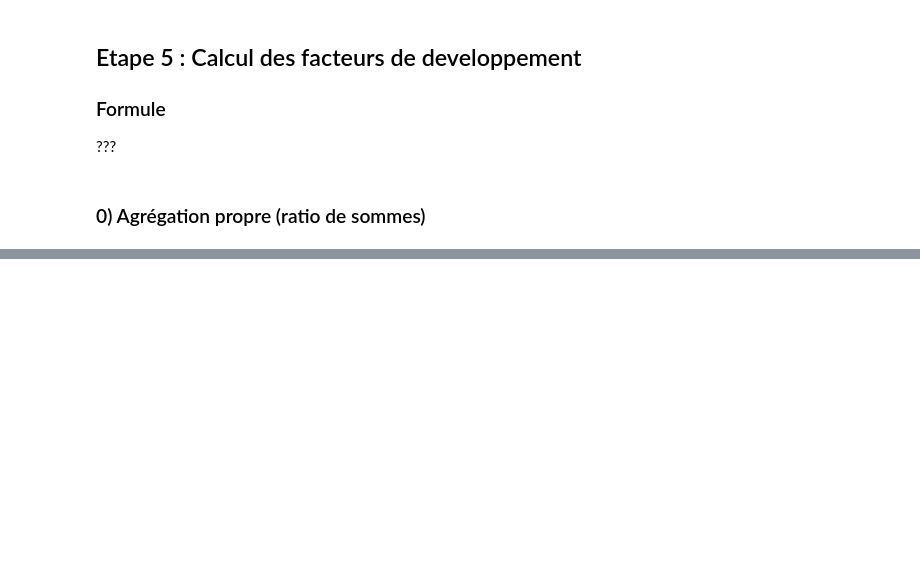
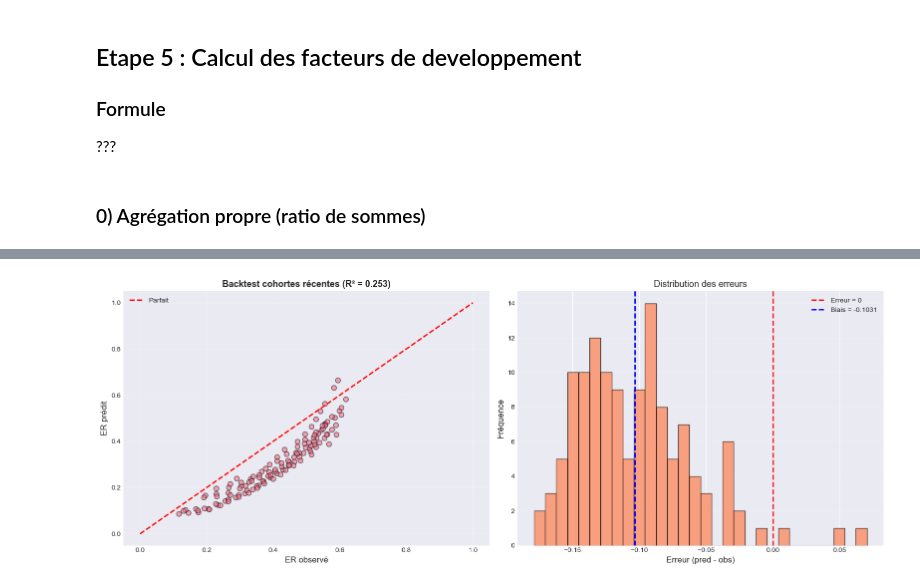
Before and after one commit to Endoresuu/PFE, a Jupyter notebook: NB1_ChainLadder_prof.ipynb, the cells around one changed output, grey strips where cells are left out. Drawn from its saved outputs; the diff is of its cells as text; code cells hidden in the pictures; blank space fills up the shorter version.

```diff
--- a/NB1_ChainLadder_prof.ipynb
+++ b/NB1_ChainLadder_prof.ipynb
@@ -679,0 +785,93 @@ R²  : 0.922496
+# %%
+# =============================================================================
+# BACKTEST RÉALISTE : Prédire les cohortes récentes (2021+)
+# =============================================================================
+
+print("=== BACKTEST SUR COHORTES RÉCENTES (2021+) ===\n")
+
+# Split temporel
+cohortes = sorted(tri_obs.index)
+cutoff = '2021Q1'
+train_coh = [c for c in cohortes if str(c) < cutoff]
+test_coh = [c for c in cohortes if str(c) >= cutoff]
+
+print(f"Train : {len(train_coh)} cohortes (avant 2021)")
+print(f"Test  : {len(test_coh)} cohortes (2021+)")
+
+# Garder seulement les 5 premiers âges des cohortes test
+MIN_OBS = 5
+tri_train_recent = tri_obs.copy()
+
+cells_hidden_recent = []
+for coh in test_coh:
+    obs_ages = tri_obs.loc[coh].dropna().index.tolist()
+    if len(obs_ages) > MIN_OBS:
+        ages_to_hide = obs_ages[MIN_OBS:]
+        tri_train_recent.loc[coh, ages_to_hide] = np.nan
+        for age in ages_to_hide:
+            cells_hidden_recent.append((coh, age))
+
+print(f"Cellules cachées (cohortes 2021+) : {len(cells_hidden_recent)}")
+
+# Facteurs sur train
+f_recent = cl_factors(tri_train_recent, min_cohortes=MIN_COH_FOR_FACTOR)
+
+# Compléter
+tri_hat_recent = complete_triangle(tri_train_recent, f_recent, max_age=MAX_AGE).clip(0, 1)
+
+# Évaluer
+y_true_recent = []
+y_pred_recent = []
+
+for coh, age in cells_hidden_recent:
+    true_val = tri_obs.loc[coh, age]
+    pred_val = tri_hat_recent.loc[coh, age]
+
+    if pd.notna(true_val) and pd.notna(pred_val):
+        y_true_recent.append(true_val)
+        y_pred_recent.append(pred_val)
+
+y_true_recent = np.array(y_true_recent)
+y_pred_recent = np.array(y_pred_recent)
+
+print(f"Cellules évaluées : {len(y_true_recent)}")
+
+if len(y_true_recent) > 10:
+    from sklearn.metrics import r2_score, mean_absolute_error, mean_squared_error
+
+    r2_recent = r2_score(y_true_recent, y_pred_recent)
+    mae_recent = mean_absolute_error(y_true_recent, y_pred_recent)
+    rmse_recent = np.sqrt(mean_squared_error(y_true_recent, y_pred_recent))
+
+    print(f"\n=== RÉSULTATS (cohortes 2021+) ===")
+    print(f"R²   : {r2_recent:.4f}")
+    print(f"MAE  : {mae_recent:.6f}")
+    print(f"RMSE : {rmse_recent:.6f}")
+
+    # Graphique
+    fig, axes = plt.subplots(1, 2, figsize=(16, 6))
+
+    axes[0].scatter(y_true_recent, y_pred_recent, alpha=0.6, edgecolors='black', s=50)
+    axes[0].plot([0, 1], [0, 1], 'r--', linewidth=2, label='Parfait')
+    axes[0].set_xlabel('ER observé', fontsize=12)
+    axes[0].set_ylabel('ER prédit', fontsize=12)
+    axes[0].set_title(f'Backtest cohortes récentes (R² = {r2_recent:.3f})', fontsize=13, fontweight='bold')
+    axes[0].legend()
+    axes[0].grid(True, alpha=0.3)
+
+    errors = y_pred_recent - y_true_recent
+    axes[1].hist(errors, bins=30, edgecolor='black', alpha=0.7, color='coral')
+    axes[1].axvline(0, color='red', linestyle='--', linewidth=2, label='Erreur = 0')
+    axes[1].axvline(errors.mean(), color='blue', linestyle='--', linewidth=2,
+                    label=f'Biais = {errors.mean():.4f}')
+    axes[1].set_xlabel('Erreur (pred - obs)', fontsize=12)
+    axes[1].set_ylabel('Fréquence', fontsize=12)
+    axes[1].set_title('Distribution des erreurs', fontsize=13)
+    axes[1].legend()
+    axes[1].grid(True, alpha=0.3, axis='y')
+
+    plt.tight_layout()
+    plt.show()
+else:
+    print("Pas assez de cellules pour évaluer")
+# %% [output]
@@ -679,0 +889 @@ R²  : 0.922496
+[figure, added]
```
Also changed, not shown: parts of 26 cells of this notebook, 1 other file.
